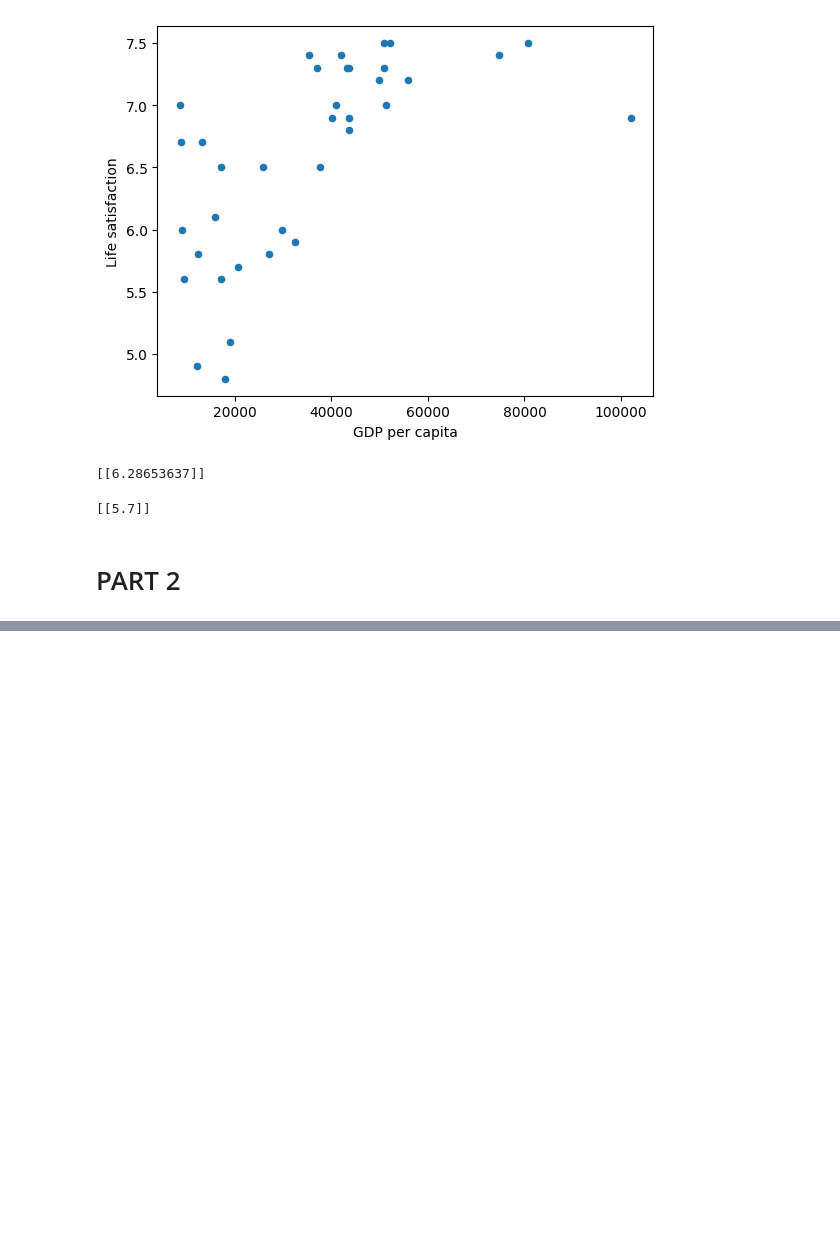
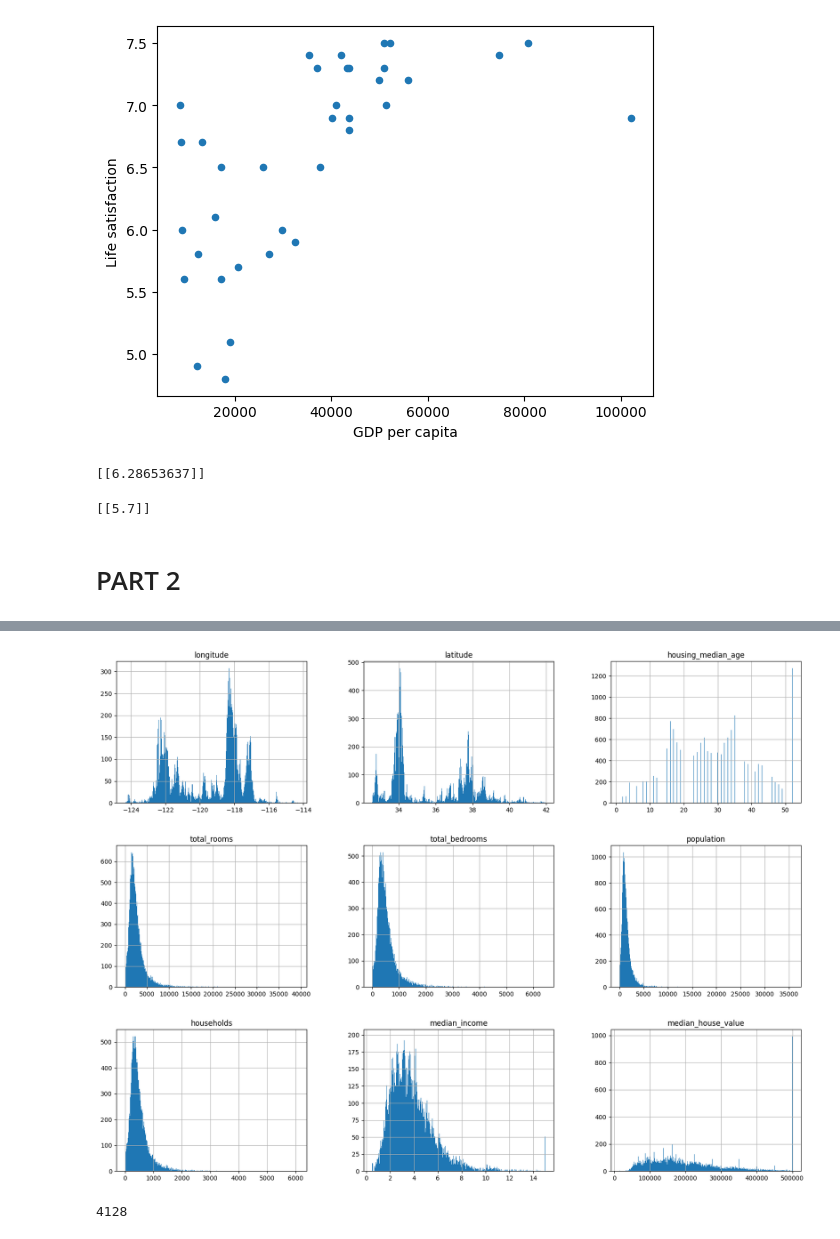
Before and after one commit to EfeAtesh/MLLearning, a Jupyter notebook: MachineLearnin'sLearnin.ipynb, the cells around one changed output, grey strips where cells are left out. Saved outputs shown, nothing was run; the diff lists cells and outputs as text; code cells hidden in the pictures; blank space fills up the shorter version.

```diff
--- a/MachineLearnin'sLearnin.ipynb
+++ b/MachineLearnin'sLearnin.ipynb
@@ -71,3 +71,20 @@ print(model.predict(X_new))
 [[5.7]]
 # %% [markdown]
 # PART 2
+# %%
+from pathlib import Path
+import pandas as pd
+import tarfile
+import urllib.request
+
+def load_housing_data():
+    tarball_path = Path("datasets/housing.tgz")
+    if not tarball_path.is_file():
+        Path("datasets").mkdir(parents=True, exist_ok=True)
+        url = "https://github.com/ageron/data/raw/main/housing.tgz"
+        urllib.request.urlretrieve(url, tarball_path)
+    with tarfile.open(tarball_path) as housing_tarball:
+            housing_tarball.extractall(path="datasets")
+    return pd.read_csv(Path("datasets/housing/housing.csv"))
+
+housing = load_housing_data()
@@ -73,0 +134,6 @@ print(model.predict(X_new))
+# %%
+import matplotlib.pyplot as plt
+housing.hist(bins=500, figsize=(20,15))
+plt.show()
+# %% [output]
+[figure, added]
@@ -73,0 +150,6 @@ print(model.predict(X_new))
+# %%
+train_set, test_set = shuffle_and_split_data(housing, 0.2)
+len(train_set)
+len(test_set)
+# %% [output]
+4128
```
Also changed, not shown: parts of 4 cells of this notebook.
